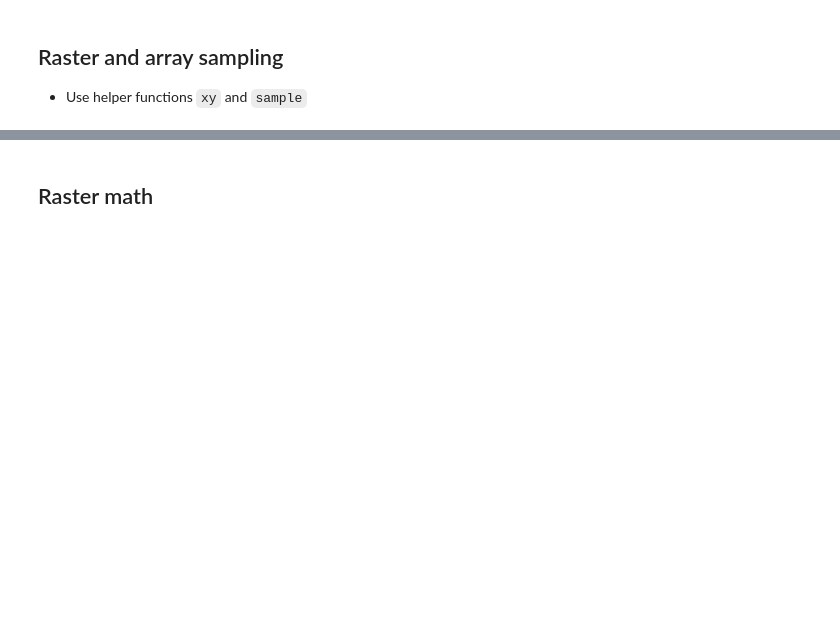
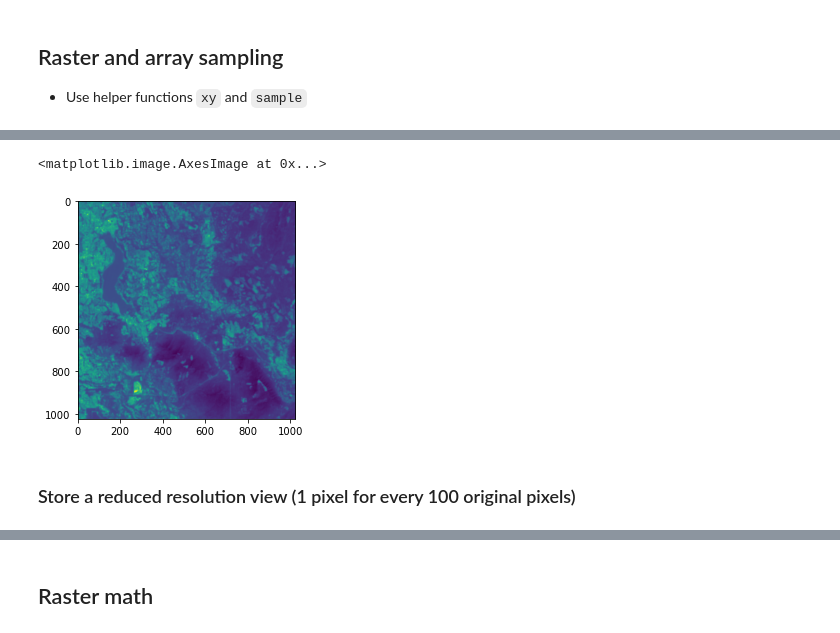
Before and after one commit to UW-GDA/jupyterbook, a Jupyter notebook: book/modules/05_Raster1_GDAL_rasterio_LS8/05_Raster1_GDAL_rasterio_Demo.ipynb, the cells around one changed output, grey strips where cells are left out. Cells and saved outputs as stored; diff of their text form; code cells hidden in the pictures; blank space fills up the shorter version.

```diff
--- a/book/modules/05_Raster1_GDAL_rasterio_LS8/05_Raster1_GDAL_rasterio_Demo.ipynb
+++ b/book/modules/05_Raster1_GDAL_rasterio_LS8/05_Raster1_GDAL_rasterio_Demo.ipynb
@@ -329,3 +531,11 @@ plt.imshow(chunk)
+# %%
+f, ax = plt.subplots()
+plt.imshow(chunk)
+# %% [output]
+<matplotlib.image.AxesImage at 0x...>
+[figure, added]
+# %% [markdown]
+### Store a reduced resolution view (1 pixel for every 100 original pixels)
 # %%
 asub = a[::10, ::10]
 asub
```
Also changed, not shown: parts of 65 cells of this notebook, 2 other files.
